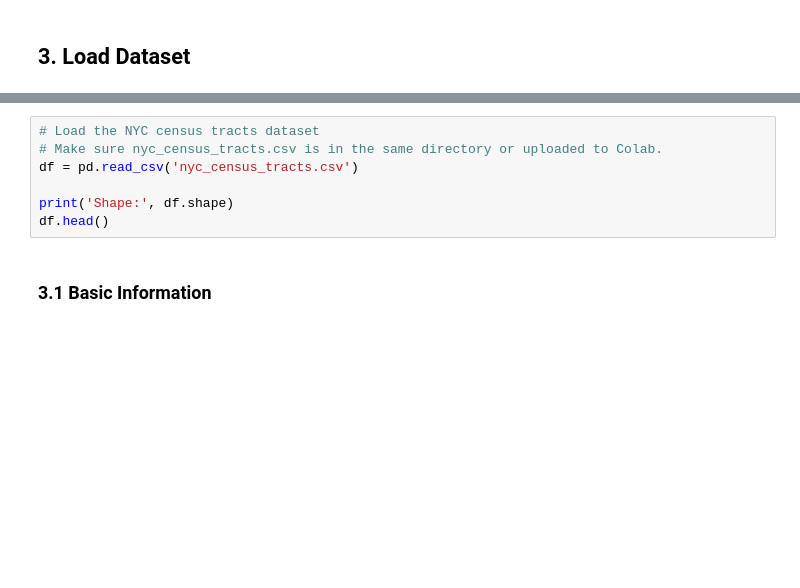
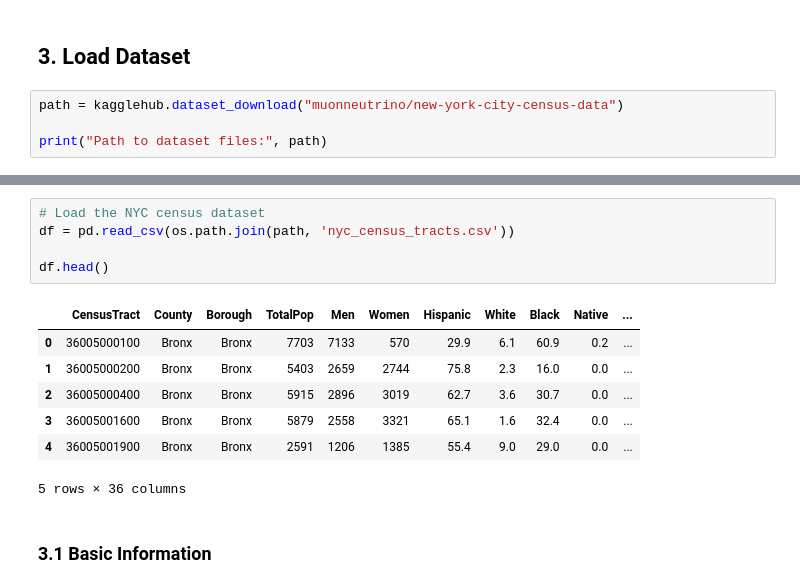
Before and after one commit to Occeanstanley/tinytroupe-test2, a Jupyter notebook: CS677_Final_Stanley_FULL.ipynb, the cells around one changed output, grey strips where cells are left out. Cells and saved outputs as stored; diff of their text form; blank space fills up the shorter version.

```diff
--- a/CS677_Final_Stanley_FULL.ipynb
+++ b/CS677_Final_Stanley_FULL.ipynb
@@ -78,2 +69,6 @@ while classification predicts which **group** a tract belongs to.
 # %% [markdown]
 ## 3. Load Dataset
+# %%
+path = kagglehub.dataset_download("muonneutrino/new-york-city-census-data")
+
+print("Path to dataset files:", path)
@@ -80,10 +79,16 @@ while classification predicts which **group** a tract belongs to.
 # %%
-# Load the NYC census tracts dataset
-# Make sure nyc_census_tracts.csv is in the same directory or uploaded to Colab.
-df = pd.read_csv('nyc_census_tracts.csv')
+# Load the NYC census dataset
+df = pd.read_csv(os.path.join(path, 'nyc_census_tracts.csv'))
 
-print('Shape:', df.shape)
 df.head()
+# %% [output]
+|  | CensusTract | County | Borough | TotalPop | Men | Women | Hispanic | White | Black | Native | ... |
+| 0 | 36005000100 | Bronx | Bronx | 7703 | 7133 | 570 | 29.9 | 6.1 | 60.9 | 0.2 | ... |
+| 1 | 36005000200 | Bronx | Bronx | 5403 | 2659 | 2744 | 75.8 | 2.3 | 16.0 | 0.0 | ... |
+| 2 | 36005000400 | Bronx | Bronx | 5915 | 2896 | 3019 | 62.7 | 3.6 | 30.7 | 0.0 | ... |
+| 3 | 36005001600 | Bronx | Bronx | 5879 | 2558 | 3321 | 65.1 | 1.6 | 32.4 | 0.0 | ... |
+| 4 | 36005001900 | Bronx | Bronx | 2591 | 1206 | 1385 | 55.4 | 9.0 | 29.0 | 0.0 | ... |
+5 rows × 36 columns
 # %% [markdown]
 ### 3.1 Basic Information
 # %%
```
Also changed, not shown: parts of 15 cells of this notebook.
